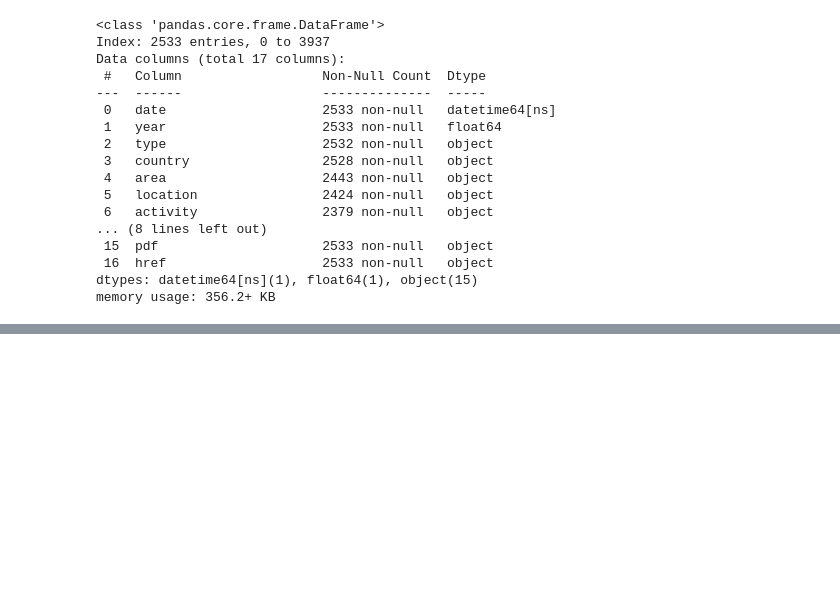
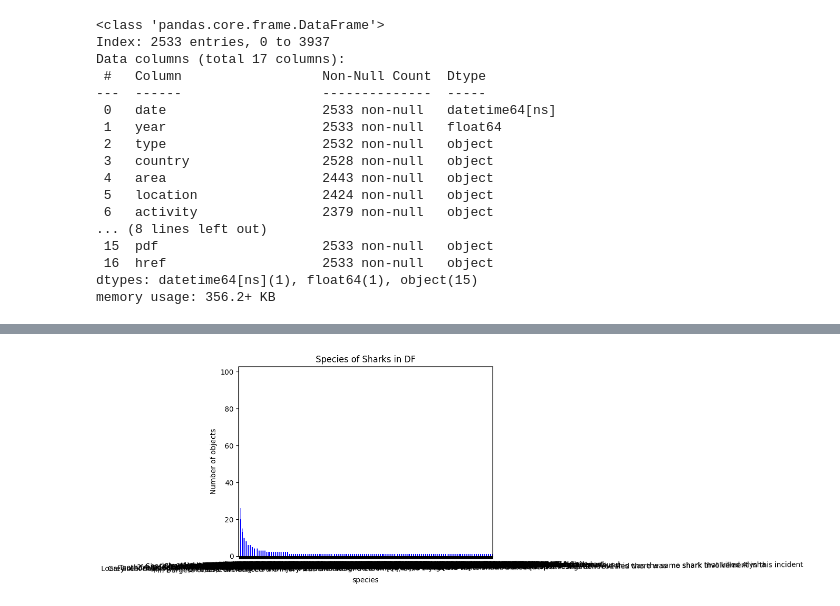
Before and after one commit to inesmarina8/proyect1_shark_attack, a Jupyter notebook: Shark_attacks_inesmarina.ipynb, the cells around one changed output, grey strips where cells are left out. Cells and saved outputs as stored; diff of their text form; code cells hidden in the pictures; blank space fills up the shorter version.

```diff
--- a/Shark_attacks_inesmarina.ipynb
+++ b/Shark_attacks_inesmarina.ipynb
@@ -850,0 +867,4 @@ df2.sample(10)
+# %%
+df2.columns = df2.columns.astype(str)
+# %%
+df2.columns = df2.columns.str.strip()
@@ -850,0 +881,2 @@ df2.sample(10)
+# %%
+df2.columns = [col.strip().replace(' ', '_') for col in df2.columns]
@@ -850,0 +906,8 @@ df2.sample(10)
+# %%
+#I will use first a bar chart to analyze the different species that there are in the df
+
+df2['species'].value_counts().plot(kind='bar', color= 'blue', title= 'Species of Sharks in DF')
+plt.xticks(rotation=0.5)
+plt.ylabel("Number of objects");
+# %% [output]
+[figure, added]
```
Also changed, not shown: parts of 42 cells of this notebook.
